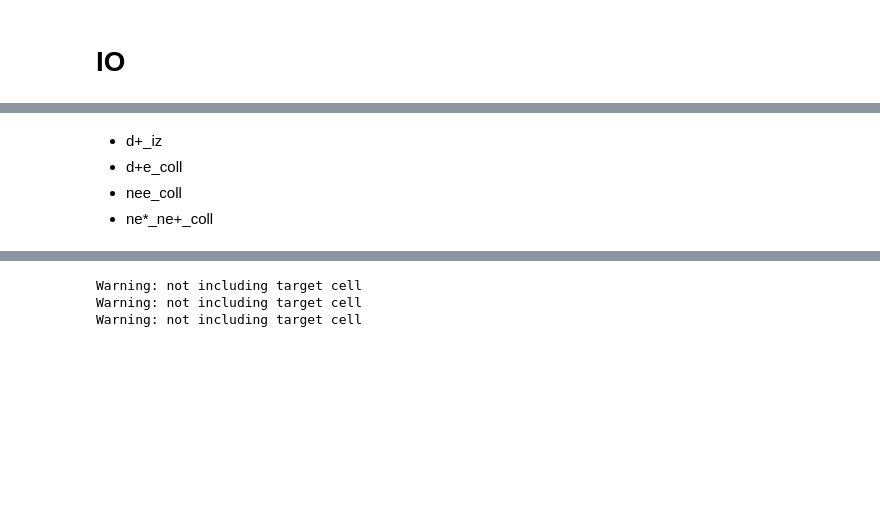
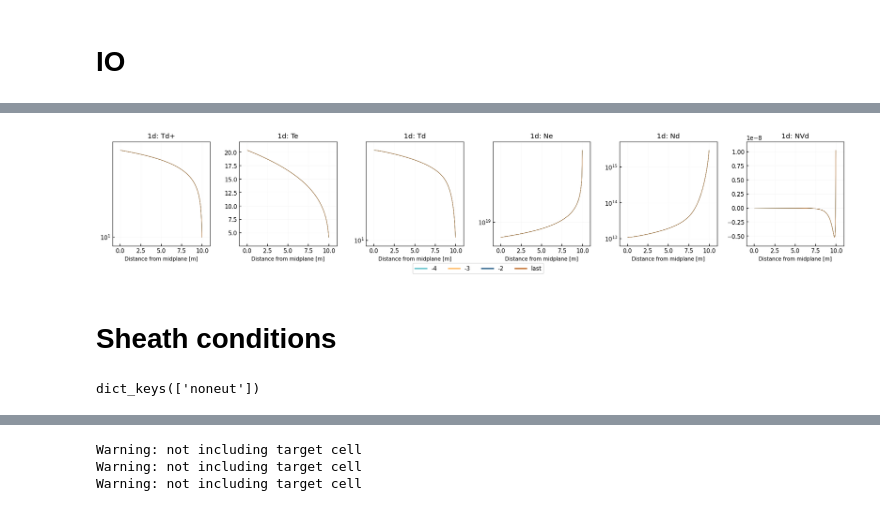
Before and after one commit to mikekryjak/notebooks, a Jupyter notebook: 131/131-2023-12-13 - selective_collisions dev.ipynb, the cells around one changed output, grey strips where cells are left out. Saved outputs shown, nothing was run; the diff lists cells and outputs as text; code cells hidden in the pictures; blank space fills up the shorter version.

```diff
--- a/131/131-2023-12-13 - selective_collisions dev.ipynb
+++ b/131/131-2023-12-13 - selective_collisions dev.ipynb
@@ -87,5 +94,20 @@ ds["Kdd+_cx"].attrs
-# %% [markdown]
-- d+_iz
-- d+e_coll
-- nee_coll
-- ne*_ne+_coll
+# %%
+case = "noei_512"
+
+lineplot(
+    {
+        # "start":cs[case].ds.isel(t=0),
+        "-4":cs[case].ds.isel(t=-4),
+        "-3":cs[case].ds.isel(t=-3),
+        "-2":cs[case].ds.isel(t=-2),
+        "last":cs[case].ds.isel(t=-1),
+
+    },
+    clean_guards = True,
+    params = ["Td+", "Te", "Td", "Ne", "Nd", "NVd"],
+    regions = ["1d"],
+    lw = 0.5,
+    markersize = 0
+    # xlims=(8,10.3)
+)
+# %% [output]
@@ -91,0 +118,3 @@ ds["Kdd+_cx"].attrs
+[figure, added]
+# %% [markdown]
+# Sheath conditions
@@ -91,0 +185,4 @@ ds["Kdd+_cx"].attrs
+# %%
+cs.keys()
+# %% [output]
+dict_keys(['noneut'])
```
Also changed, not shown: parts of 67 cells of this notebook, 24 other files.
